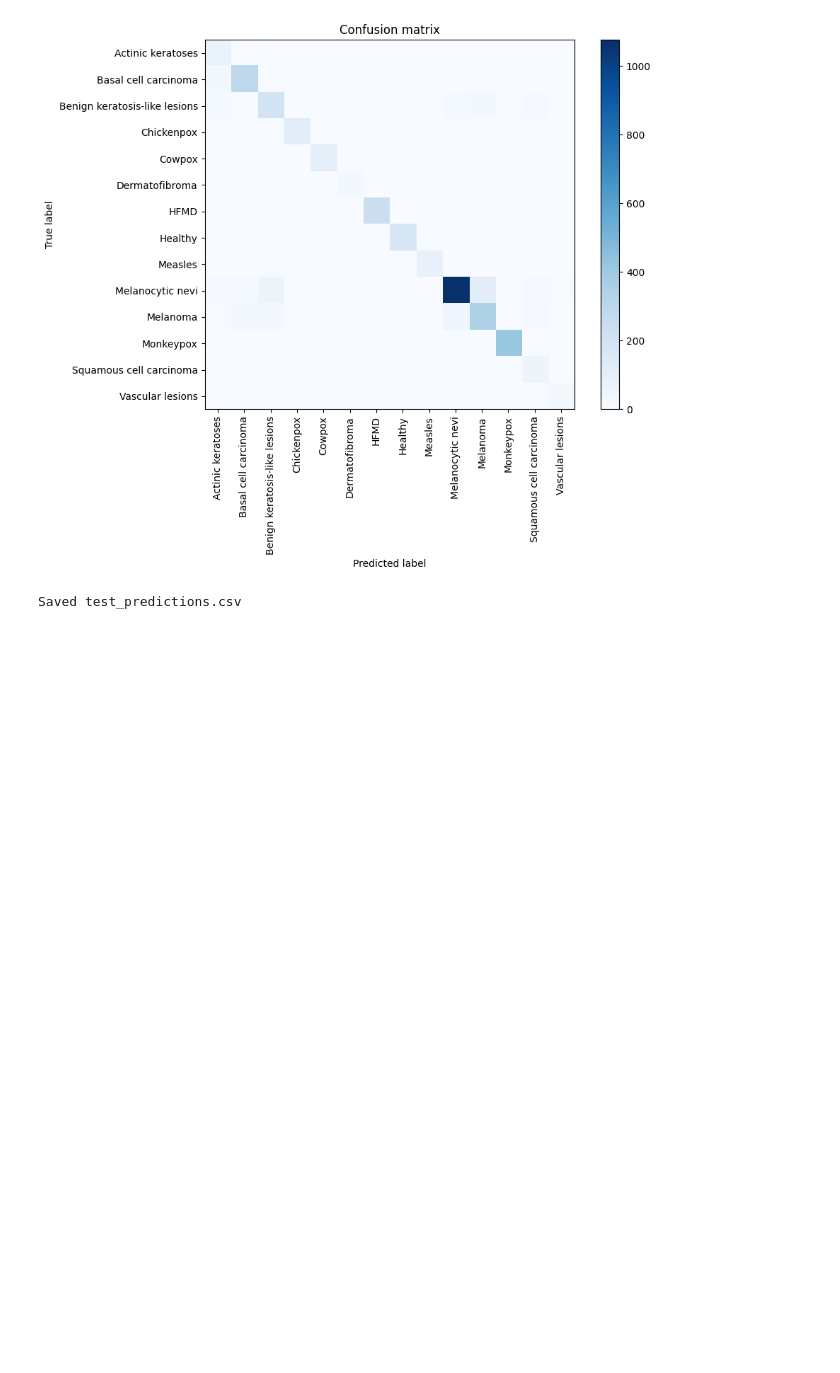
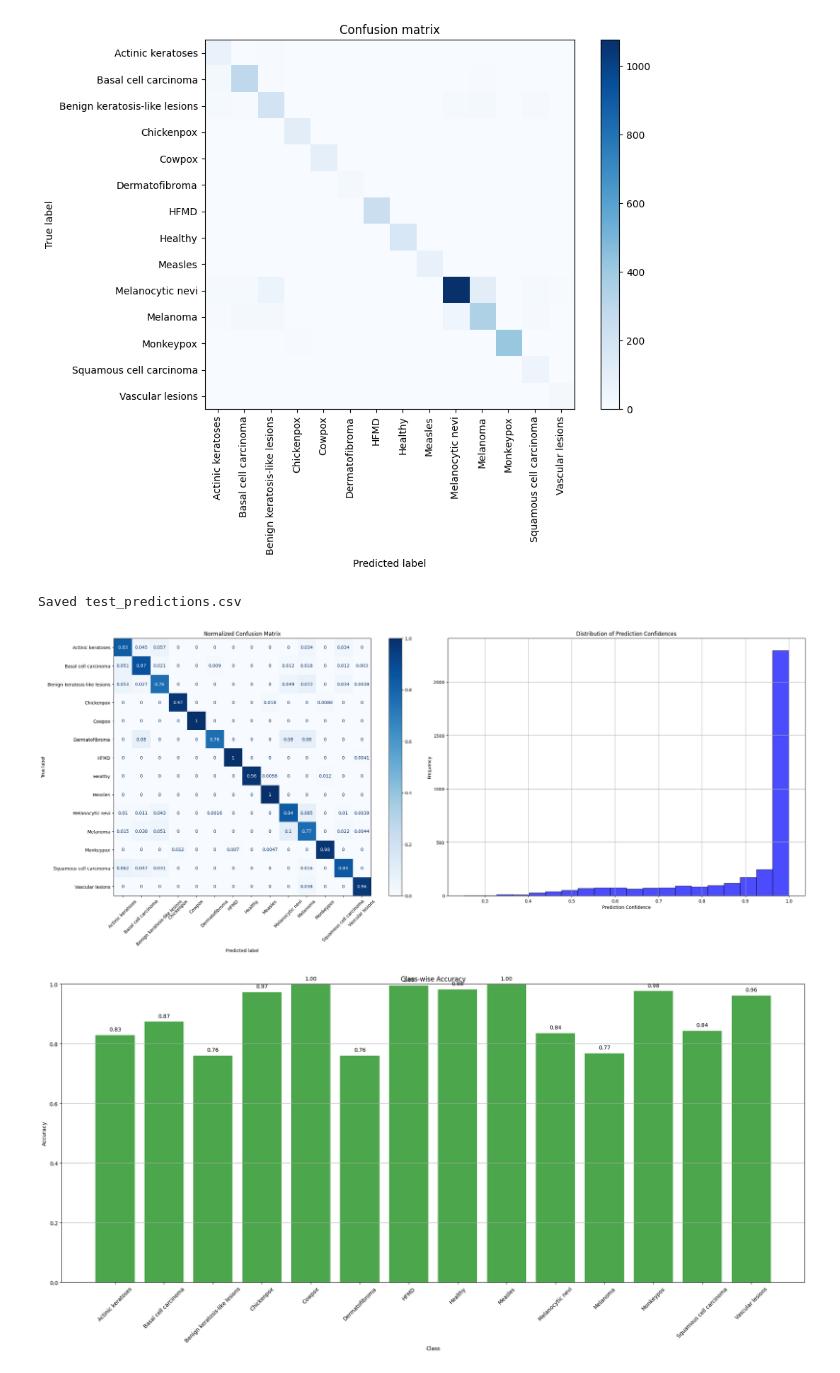
Before and after one commit to sudarshan-raveendranath/Skin-Lession-Detection, a Jupyter notebook: models/efficientnet/skin_lesion_efficientnet.ipynb, the cells around one changed output. Saved outputs shown, nothing was run; the diff lists cells and outputs as text; code cells hidden in the pictures; blank space fills up the shorter version.

Commit message:
add 3 more diagrams

```diff
--- a/models/efficientnet/skin_lesion_efficientnet.ipynb
+++ b/models/efficientnet/skin_lesion_efficientnet.ipynb
@@ -379,3 +379,60 @@ Loaded checkpoint: EfficientNet-B0_best.pth
  [   0    0    0    0    0    0    0    0    0    0    1    0    0   25]]
 [figure]
 Saved test_predictions.csv
+# %%
+import numpy as np
+from sklearn.metrics import confusion_matrix, ConfusionMatrixDisplay
+
+import matplotlib.pyplot as plt
+
+# Assuming class_names is available from earlier cells
+
+# 1. Confusion Matrix and Histogram side by side (2 per row)
+fig, axes = plt.subplots(1, 2, figsize=(25, 10))
+
+# Enhanced Confusion Matrix (left)
+cm = confusion_matrix(y_true, y_pred)
+cm_normalized = cm.astype('float') / cm.sum(axis=1)[:, np.newaxis]
+disp = ConfusionMatrixDisplay(confusion_matrix=cm_normalized, display_labels=class_names)
+disp.plot(cmap=plt.cm.Blues, ax=axes[0], xticks_rotation=45)
+axes[0].set_title('Normalized Confusion Matrix')
+
+# Histogram of Prediction Confidences (right)
+top_probs = [np.max(p) for p in probs]
+axes[1].hist(top_probs, bins=20, alpha=0.7, color='blue', edgecolor='black')
+axes[1].set_xlabel('Prediction Confidence')
+axes[1].set_ylabel('Frequency')
+axes[1].set_title('Distribution of Prediction Confidences')
+axes[1].grid(True)
+
+plt.tight_layout()
+plt.show()
+
+# 2. Class-wise Accuracy as separate plot
+plt.figure(figsize=(20, 10))
+class_accuracies = []
+for i in range(len(class_names)):
+    mask = np.array(y_true) == i
+    if np.sum(mask) > 0:
+        acc = np.mean(np.array(y_pred)[mask] == i)
+    else:
+        acc = 0
+    class_accuracies.append(acc)
+
+plt.bar(range(len(class_names)), class_accuracies, color='green', alpha=0.7)
+plt.xlabel('Class')
+plt.ylabel('Accuracy')
+plt.title('Class-wise Accuracy')
+plt.xticks(range(len(class_names)), class_names, rotation=45)
+plt.ylim(0, 1)
+plt.grid(axis='y')
+
+# Add accuracy values on top of bars
+for i, v in enumerate(class_accuracies):
+    plt.text(i, v + 0.01, f'{v:.2f}', ha='center', va='bottom')
+
+plt.tight_layout()
+plt.show()
+# %% [output]
+[figure, added]
+[figure, added]
```
